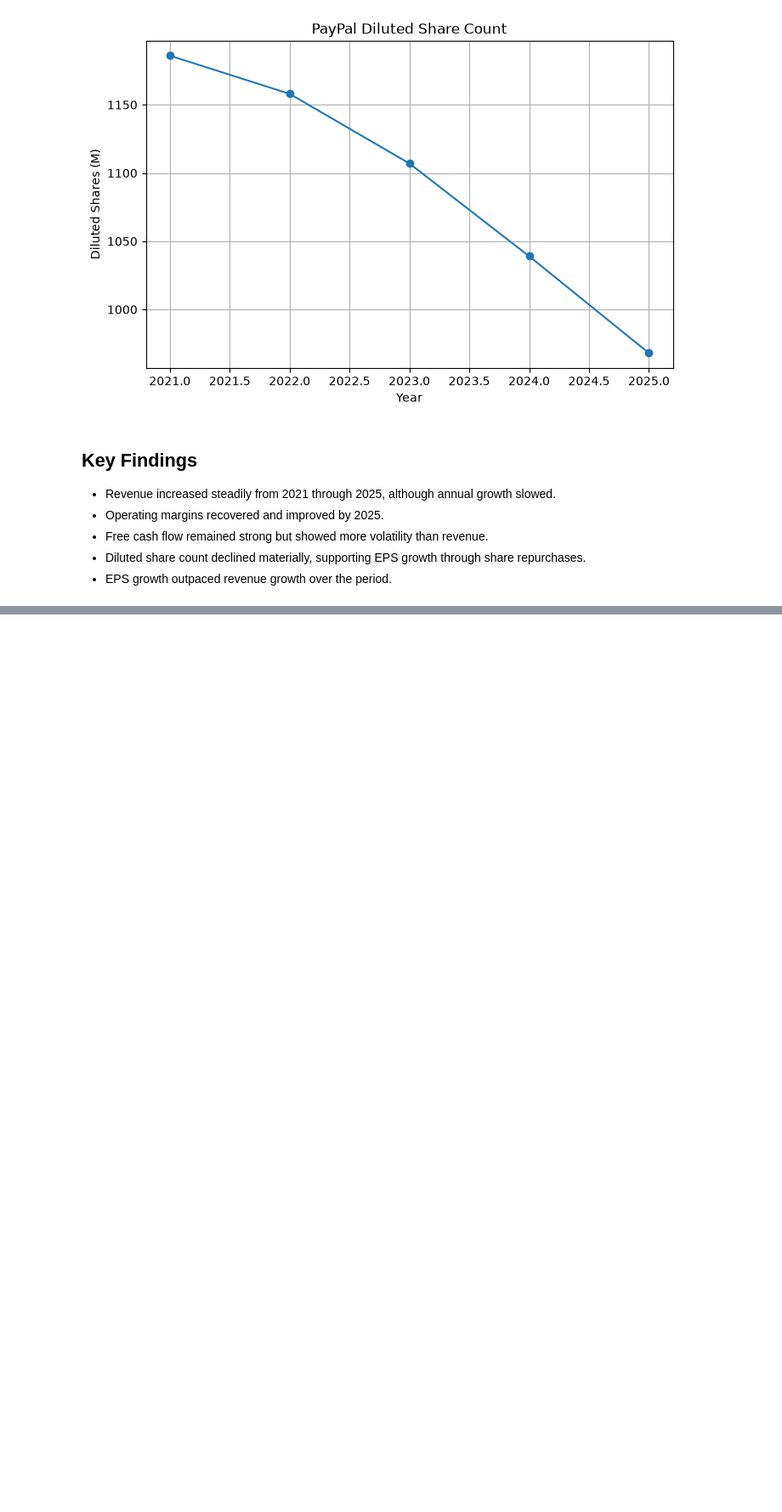
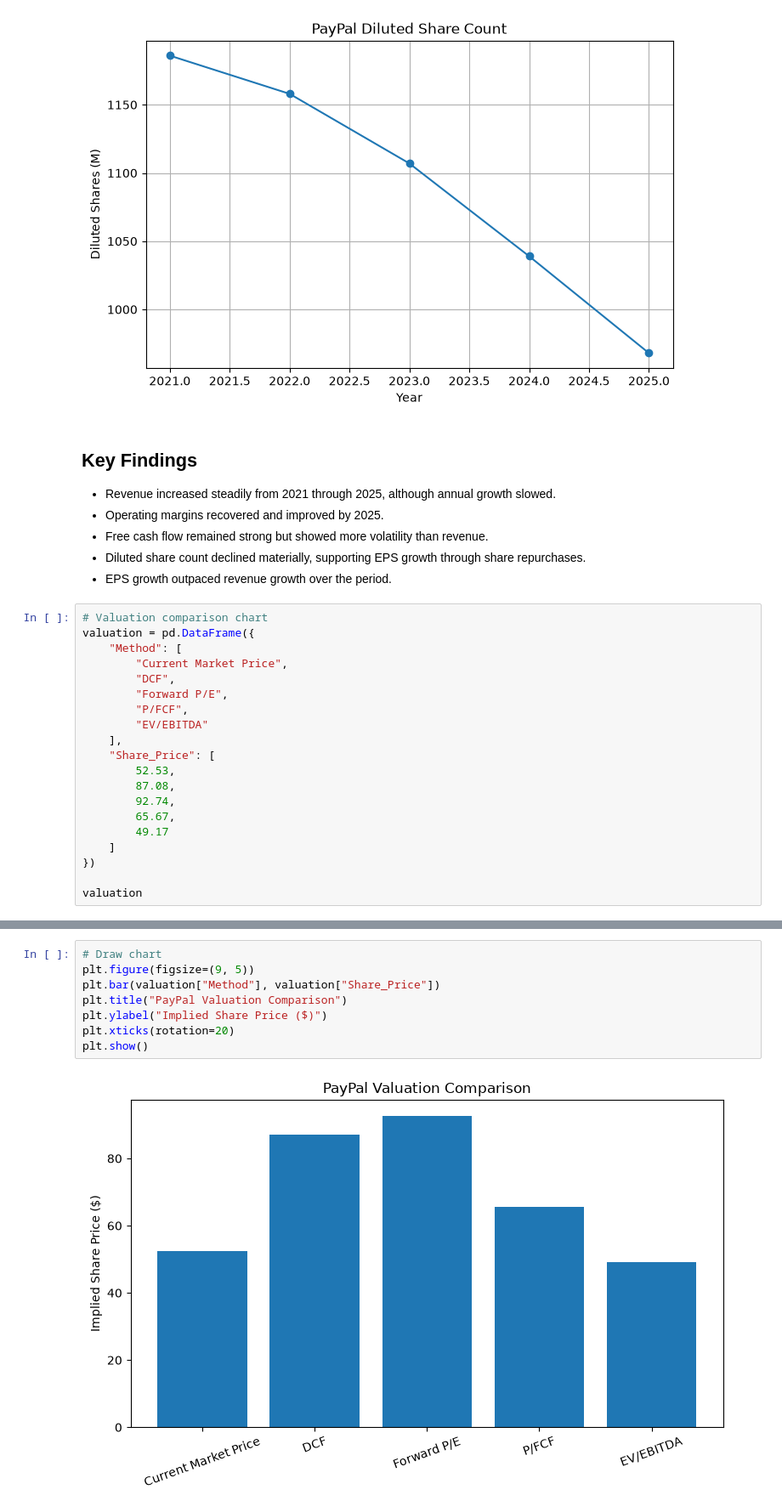
Before and after one commit to miahaa/paypal-equity-valuation, a Jupyter notebook: analysis/paypal_financial_analysis.ipynb, the cells around one changed output, grey strips where cells are left out. Shown at 85% size. Cells and saved outputs as stored; diff of their text form; blank space fills up the shorter version.

Commit message:
Add valuation comparison analysis

```diff
--- a/analysis/paypal_financial_analysis.ipynb
+++ b/analysis/paypal_financial_analysis.ipynb
@@ -90,3 +90,23 @@ plt.show()
 - Free cash flow remained strong but showed more volatility than revenue.
 - Diluted share count declined materially, supporting EPS growth through share repurchases.
 - EPS growth outpaced revenue growth over the period.
+# %%
+# Valuation comparison chart
+valuation = pd.DataFrame({
+    "Method": [
+        "Current Market Price",
+        "DCF",
+        "Forward P/E",
+        "P/FCF",
+        "EV/EBITDA"
+    ],
+    "Share_Price": [
+        52.53,
+        87.08,
+        92.74,
+        65.67,
+        49.17
+    ]
+})
+
+valuation
@@ -92,0 +120,10 @@ plt.show()
+# %%
+# Draw chart
+plt.figure(figsize=(9, 5))
+plt.bar(valuation["Method"], valuation["Share_Price"])
+plt.title("PayPal Valuation Comparison")
+plt.ylabel("Implied Share Price ($)")
+plt.xticks(rotation=20)
+plt.show()
+# %% [output]
+[figure, added]
```
Also changed, not shown: parts of 2 cells of this notebook.
